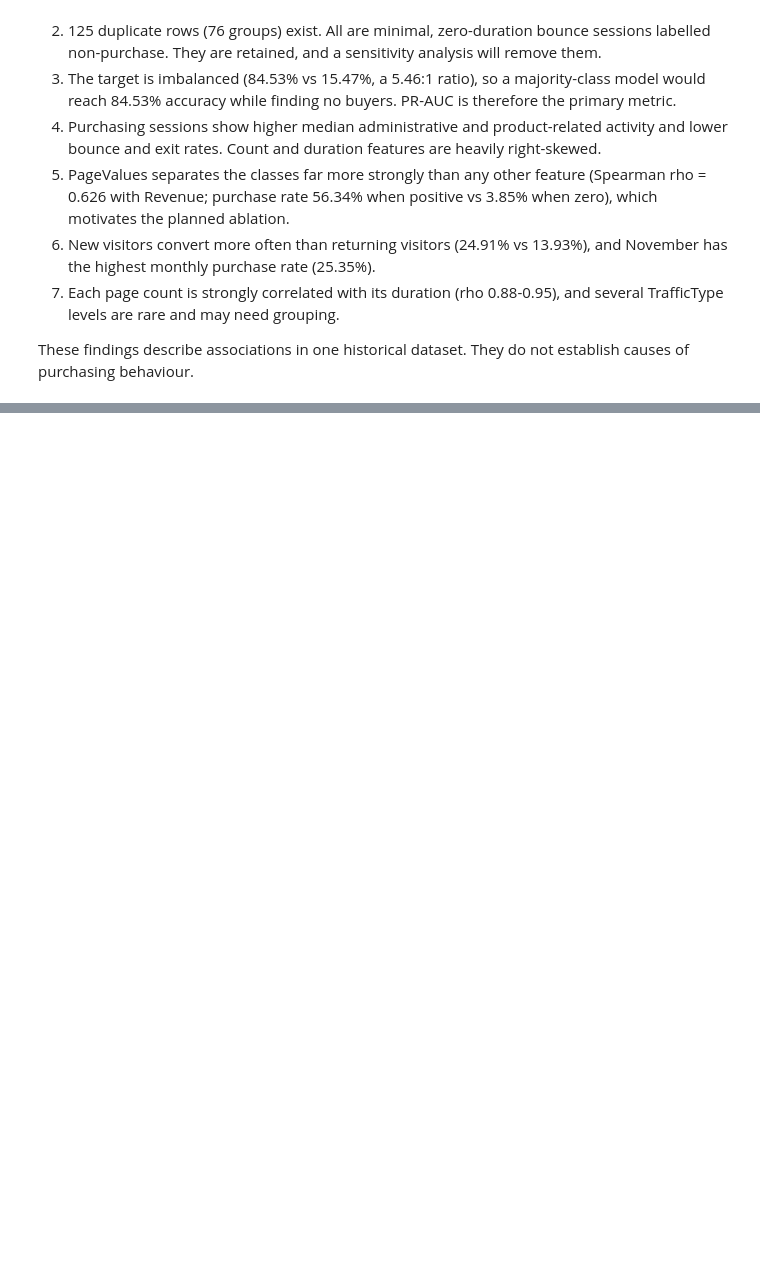
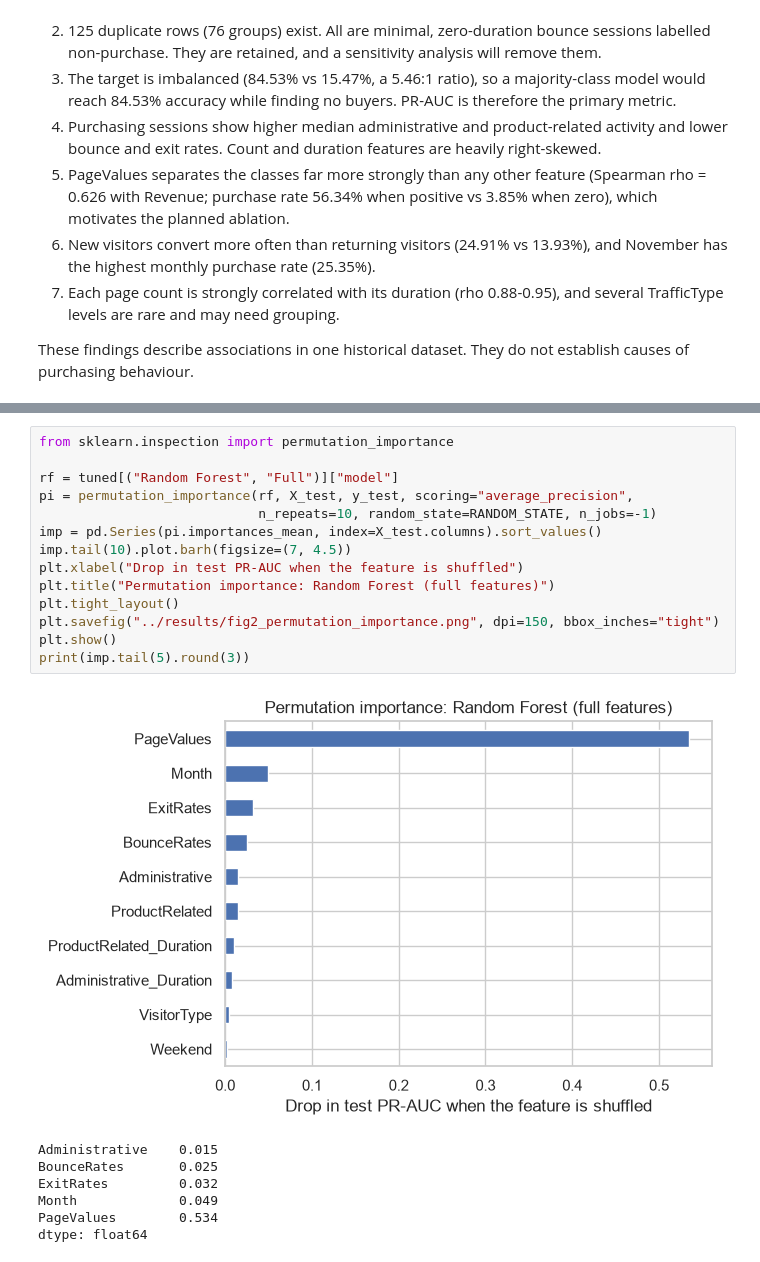
Before and after one commit to PriyankaYakkateela/online-shopper-purchase-prediction, a Jupyter notebook: notebooks/Online_Shopper_EDA.ipynb, the cells around one changed output, grey strips where cells are left out. Saved outputs shown, nothing was run; the diff lists cells and outputs as text; blank space fills up the shorter version.

```diff
--- a/notebooks/Online_Shopper_EDA.ipynb
+++ b/notebooks/Online_Shopper_EDA.ipynb
@@ -467,0 +962,22 @@ These findings describe associations in one historical dataset. They do not esta
+# %%
+from sklearn.inspection import permutation_importance
+
+rf = tuned[("Random Forest", "Full")]["model"]
+pi = permutation_importance(rf, X_test, y_test, scoring="average_precision",
+                            n_repeats=10, random_state=RANDOM_STATE, n_jobs=-1)
+imp = pd.Series(pi.importances_mean, index=X_test.columns).sort_values()
+imp.tail(10).plot.barh(figsize=(7, 4.5))
+plt.xlabel("Drop in test PR-AUC when the feature is shuffled")
+plt.title("Permutation importance: Random Forest (full features)")
+plt.tight_layout()
+plt.savefig("../results/fig2_permutation_importance.png", dpi=150, bbox_inches="tight")
+plt.show()
+print(imp.tail(5).round(3))
+# %% [output]
+[figure, added]
+Administrative    0.015
+BounceRates       0.025
+ExitRates         0.032
+Month             0.049
+PageValues        0.534
+dtype: float64
```
Also changed, not shown: parts of 23 cells of this notebook, 15 other files.
